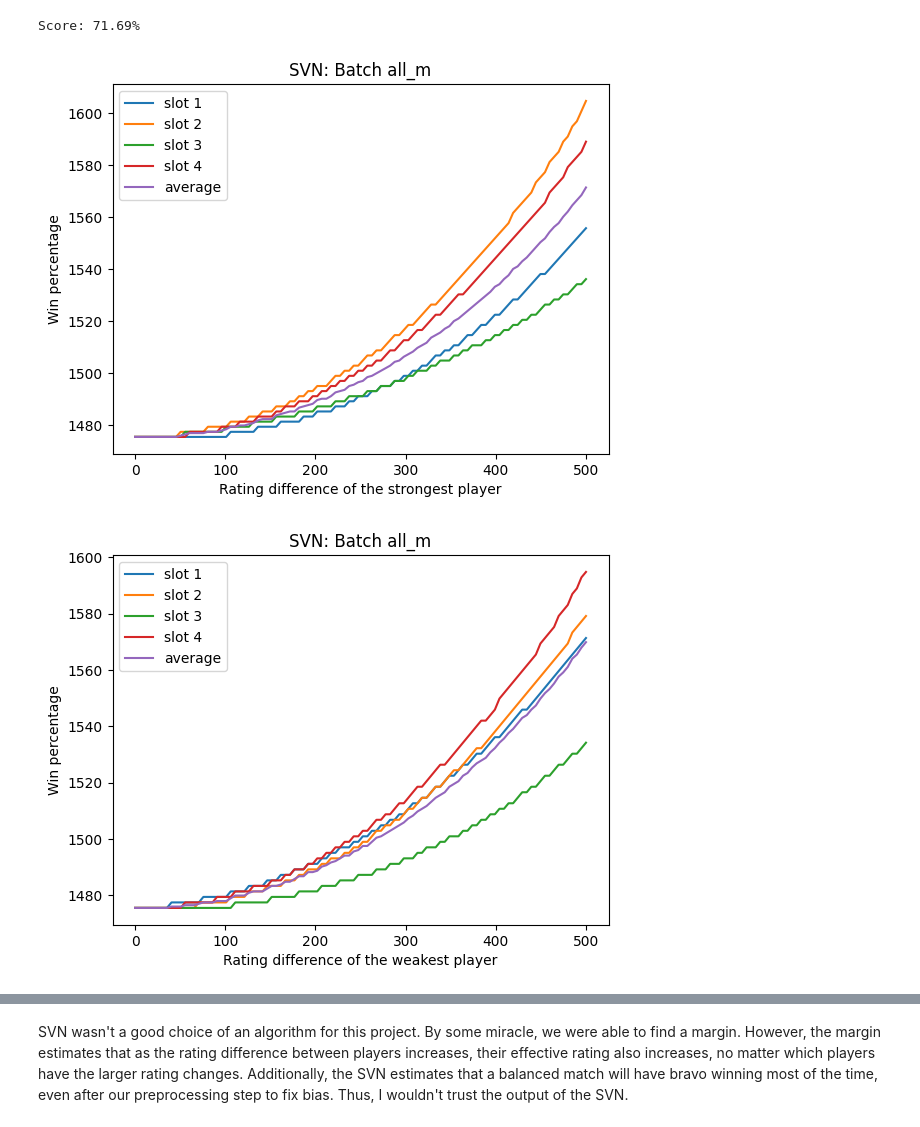
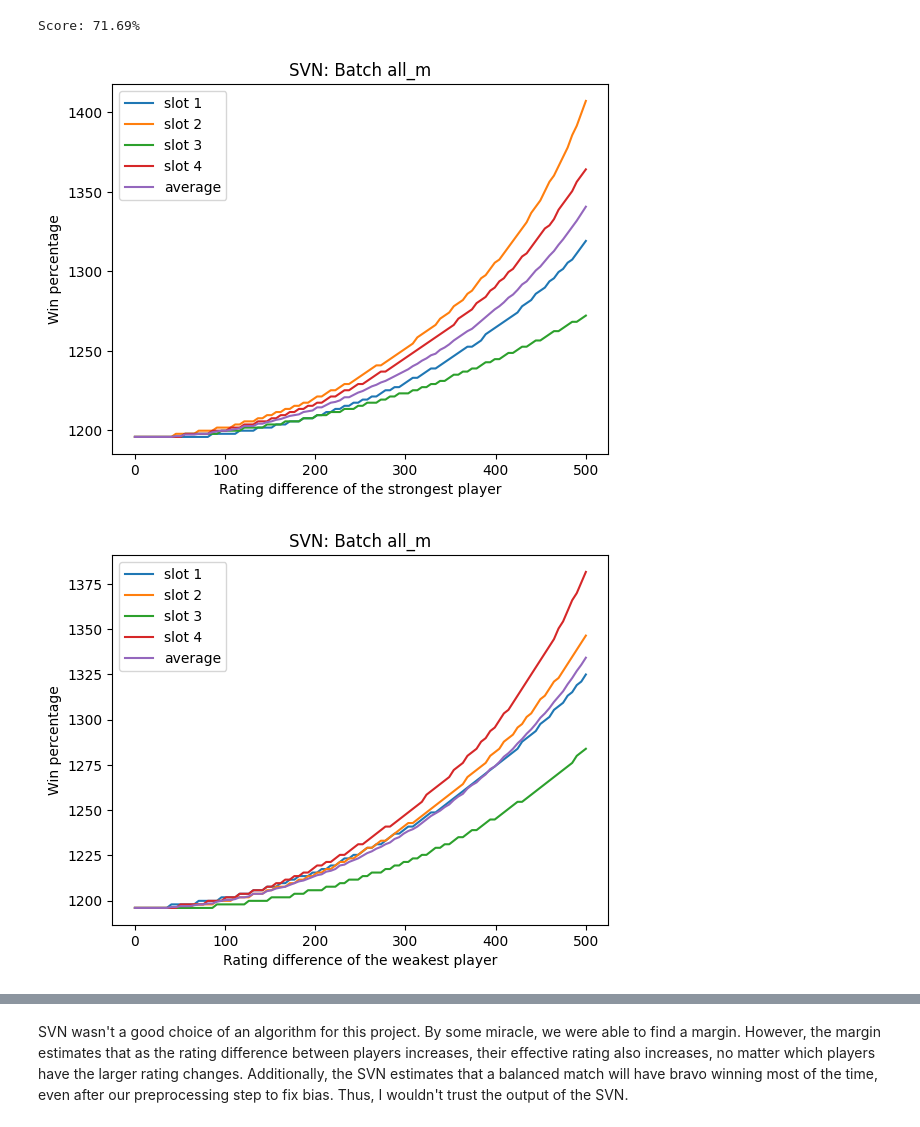
Before and after one commit to L1ghtBeam/cs5-final-project, a Jupyter notebook: final-project.ipynb, the cells around one changed output, grey strips where cells are left out. Saved outputs shown, nothing was run; the diff lists cells and outputs as text; code cells hidden in the pictures.

```diff
--- a/final-project.ipynb
+++ b/final-project.ipynb
@@ -221,52 +221,52 @@ Score: 71.69%
 def compare_carry_player(slot):
     def func(x, rd):
         r = x/3
-        return [1500-r] * slot + [1500+x] + [1500-r] * (3 - slot) + [rd] * 4
+        return [1200-r] * slot + [1200+x] + [1200-r] * (3 - slot) + [rd] * 4
     return func
 
 def graph_slots_compare(func_builder, xlabel):
     fig, ax = plt.subplots()
 
     x = np.linspace(0, 500, 100)
     y_avg = np.zeros(len(x))
     for i in range(4):
         y = np.zeros(len(x))
         func = func_builder(i)
         for j, x_val in enumerate(x):
             L, R = 500.0, 2500.0
             while L <= R:
                 m = (L + R) / 2
                 alpha_win = clf.predict([func(x_val, m)])[0] == 0
                 if alpha_win:
                     L = m + 1
                 else:
                     R = m - 1
             y[j] = R
 
         ax.plot(x, y, label=f'slot {i+1}')
         y_avg += y
 
     y_avg /= 4
     ax.plot(x, y_avg, label=f'average')
     ax.set(xlabel=xlabel, ylabel='Win percentage',
                title=f'SVN: Batch all_m')
     ax.legend()
     plt.show()
 
 graph_slots_compare(compare_carry_player, 'Rating difference of the strongest player')
 # %% [output]
-[figure, old version]
+[figure, new version]
 # %%
 # same as above but lets test a player who's being carried
 def compare_carried_player(slot):
     def func(x, rd):
         r = x/3
-        return [1500+r] * slot + [1500-x] + [1500+r] * (3 - slot) + [rd] * 4
+        return [1200+r] * slot + [1200-x] + [1200+r] * (3 - slot) + [rd] * 4
     return func
 
 graph_slots_compare(compare_carried_player, 'Rating difference of the weakest player')
 # %% [output]
-[figure, old version]
+[figure, new version]
 # %%
 # same as above but lets test a player who's being carried
 def compare_equal_spread(slot):
```
Also changed, not shown: parts of 2 cells of this notebook, 1 other file.
